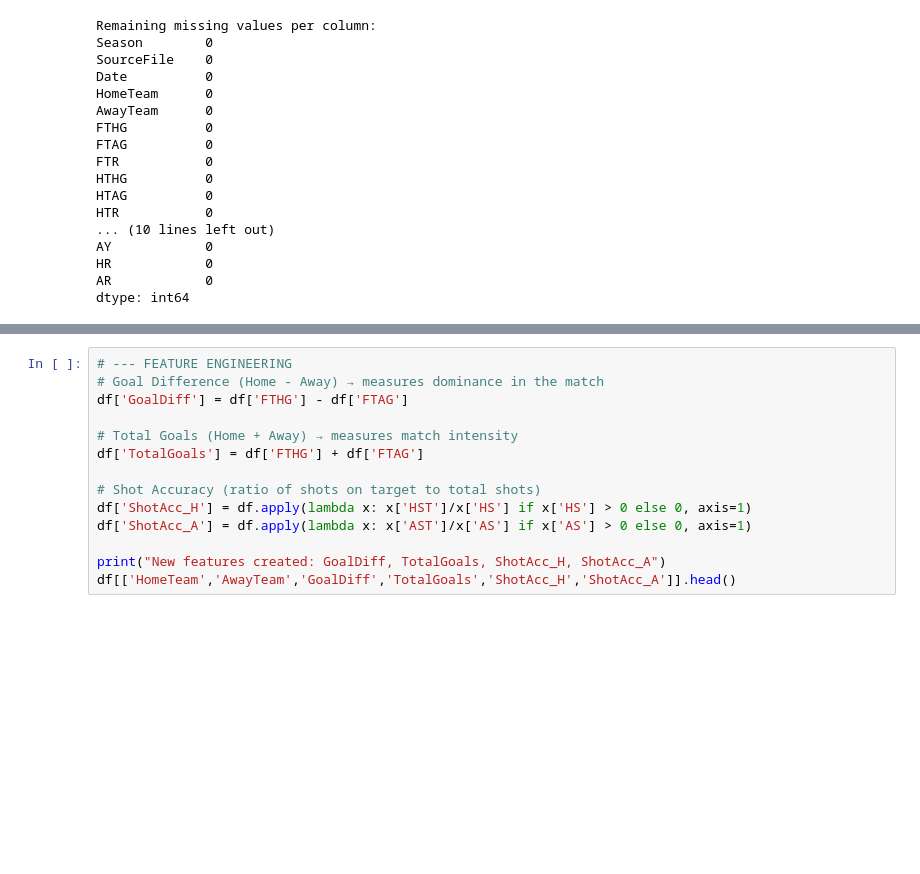
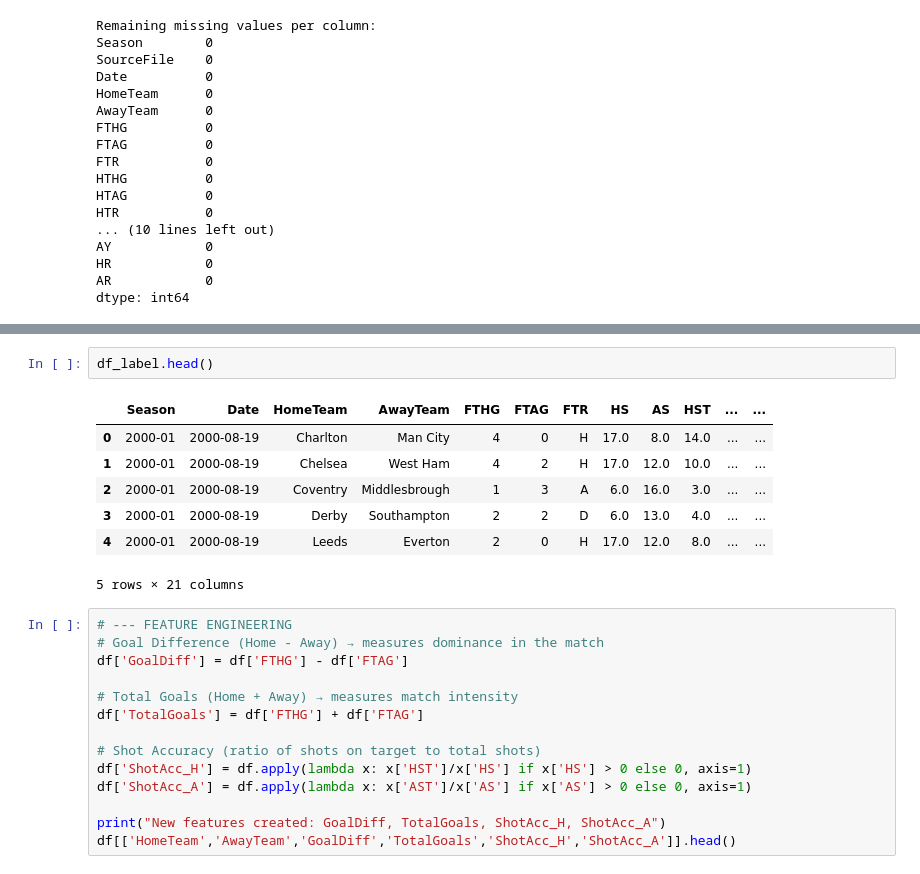
Before and after one commit to AtfastrSlushyMaker/pl-standings-prediction-project, a Jupyter notebook: notebooks/data_preparation.ipynb, the cells around one changed output, grey strips where cells are left out. Saved outputs shown, nothing was run; the diff lists cells and outputs as text; blank space fills up the shorter version.

```diff
--- a/notebooks/data_preparation.ipynb
+++ b/notebooks/data_preparation.ipynb
@@ -79,3 +116,13 @@ New dataset shape: (9500, 20)
+# %%
+df_label.head()
+# %% [output]
+|  | Season | Date | HomeTeam | AwayTeam | FTHG | FTAG | FTR | HS | AS | HST | ... | ... |
+| 0 | 2000-01 | 2000-08-19 | Charlton | Man City | 4 | 0 | H | 17.0 | 8.0 | 14.0 | ... | ... |
+| 1 | 2000-01 | 2000-08-19 | Chelsea | West Ham | 4 | 2 | H | 17.0 | 12.0 | 10.0 | ... | ... |
+| 2 | 2000-01 | 2000-08-19 | Coventry | Middlesbrough | 1 | 3 | A | 6.0 | 16.0 | 3.0 | ... | ... |
+| 3 | 2000-01 | 2000-08-19 | Derby | Southampton | 2 | 2 | D | 6.0 | 13.0 | 4.0 | ... | ... |
+| 4 | 2000-01 | 2000-08-19 | Leeds | Everton | 2 | 0 | H | 17.0 | 12.0 | 8.0 | ... | ... |
+5 rows × 21 columns
 # %%
 # --- FEATURE ENGINEERING
 # Goal Difference (Home - Away) → measures dominance in the match
```
Also changed, not shown: parts of 4 cells of this notebook.
